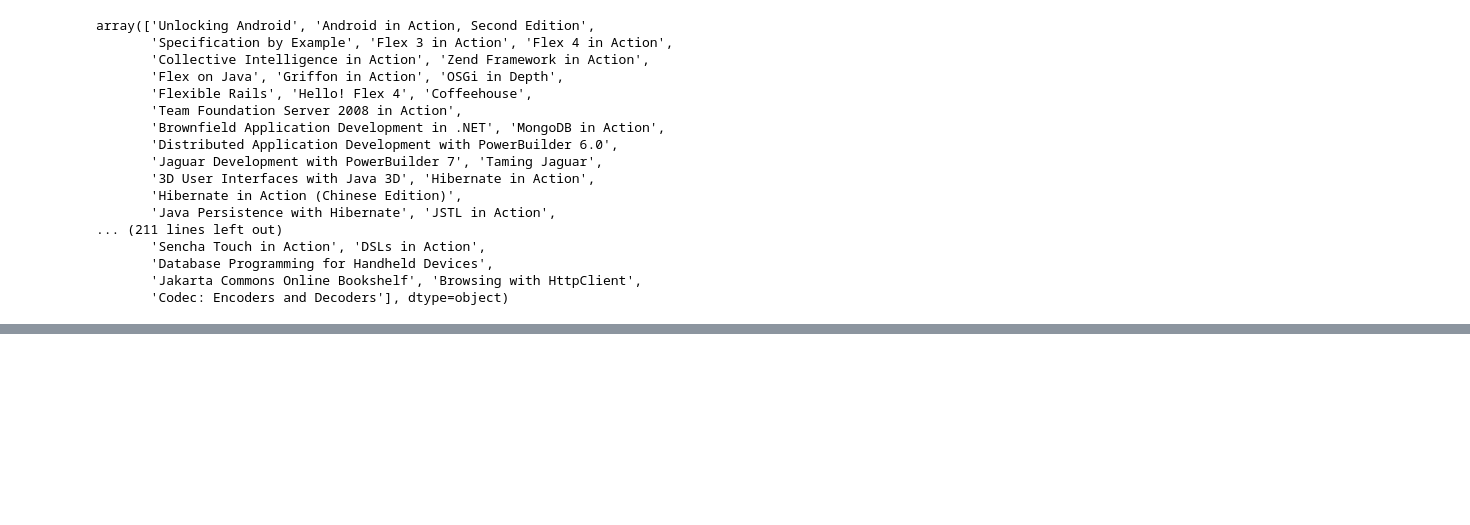
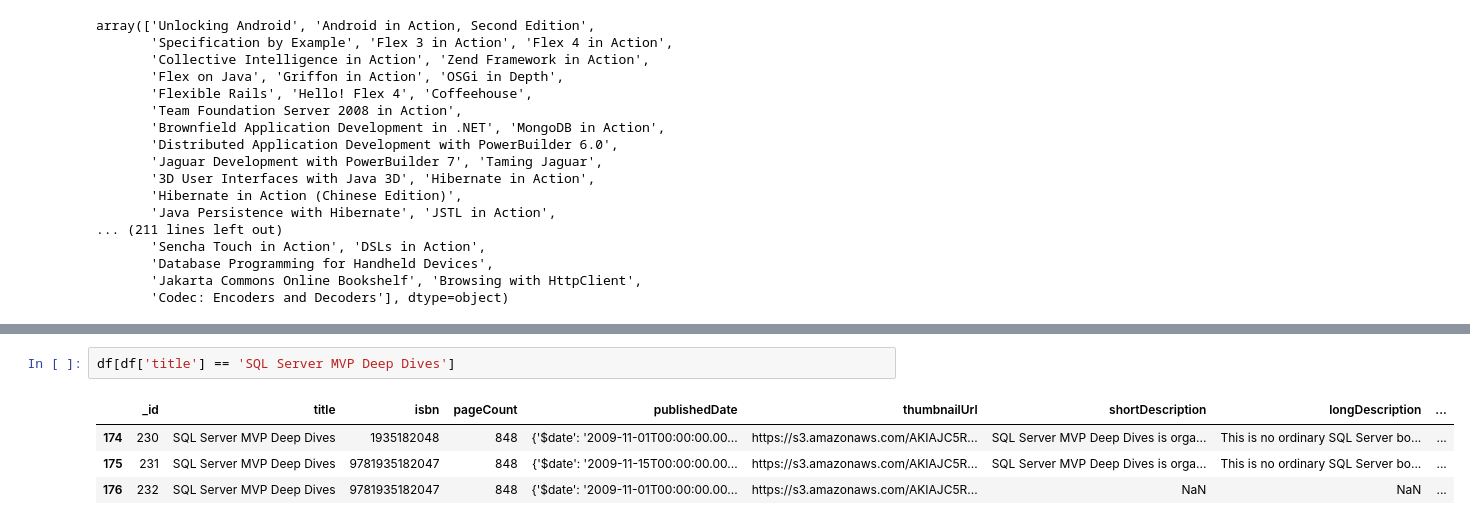
Before and after one commit to sujataprasad01/Books-JSON-data-for-scrapping-analysis, a Jupyter notebook: Project_4_Using_JSON_data_for_analysis.ipynb, the cells around one changed output, grey strips where cells are left out. Cells and saved outputs as stored; diff of their text form; blank space fills up the shorter version.

```diff
--- a/Project_4_Using_JSON_data_for_analysis.ipynb
+++ b/Project_4_Using_JSON_data_for_analysis.ipynb
@@ -350,0 +375,7 @@ array(['Unlocking Android', 'Android in Action, Second Edition',
+# %%
+df[df['title'] == 'SQL Server MVP Deep Dives']
+# %% [output]
+|  | _id | title | isbn | pageCount | publishedDate | thumbnailUrl | shortDescription | longDescription | ... |
+| 174 | 230 | SQL Server MVP Deep Dives | 1935182048 | 848 | {'$date': '2009-11-01T00:00:00.00... | https://s3.amazonaws.com/AKIAJC5R... | SQL Server MVP Deep Dives is orga... | This is no ordinary SQL Server bo... | ... |
+| 175 | 231 | SQL Server MVP Deep Dives | 9781935182047 | 848 | {'$date': '2009-11-15T00:00:00.00... | https://s3.amazonaws.com/AKIAJC5R... | SQL Server MVP Deep Dives is orga... | This is no ordinary SQL Server bo... | ... |
+| 176 | 232 | SQL Server MVP Deep Dives | 9781935182047 | 848 | {'$date': '2009-11-01T00:00:00.00... | https://s3.amazonaws.com/AKIAJC5R... | NaN | NaN | ... |
```
Also changed, not shown: parts of 10 cells of this notebook.
